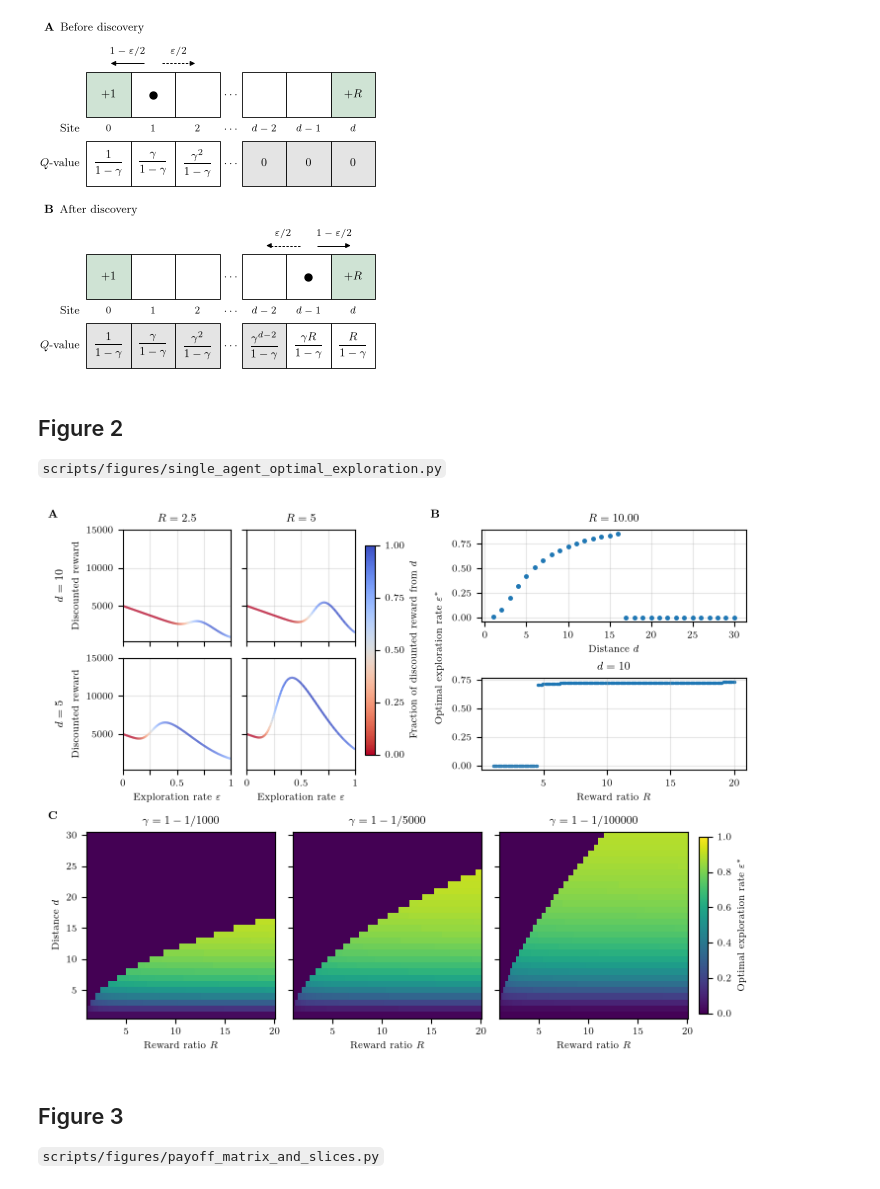
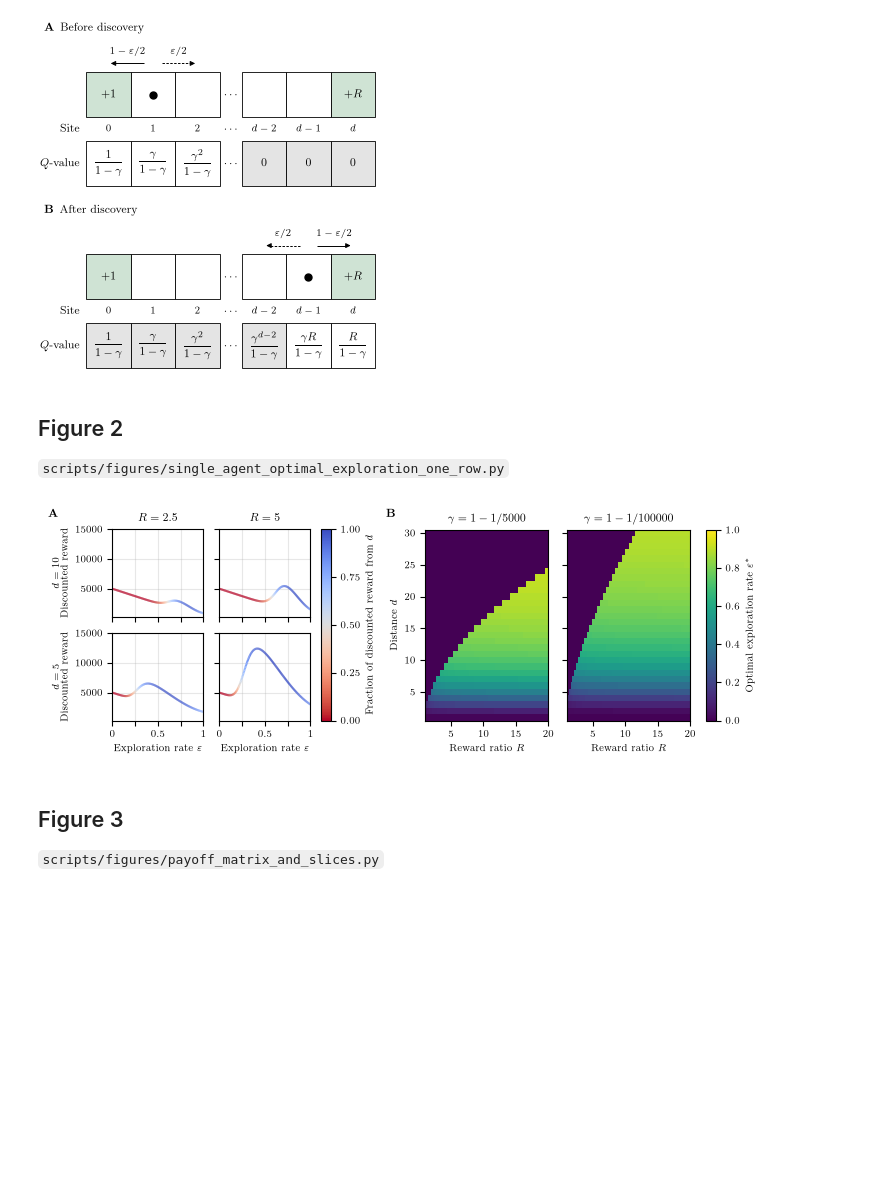
Before and after one commit to james-wolfe/competitive-exploration, a Jupyter notebook: notebooks/main_figs.ipynb, the cells around one changed output. Cells and saved outputs as stored; diff of their text form; code cells hidden in the pictures; blank space fills up the shorter version.

```diff
--- a/notebooks/main_figs.ipynb
+++ b/notebooks/main_figs.ipynb
@@ -145,11 +145,11 @@ save_figure(fig, "lattice_schematic.pdf")
 [figure]
 # %% [markdown]
 ## Figure 2
-`scripts/figures/single_agent_optimal_exploration.py`
+`scripts/figures/single_agent_optimal_exploration_one_row.py`
 # %%
-"""Figure 2: (A) a lone agent's discounted reward against its exploration
-rate, (B) the optimal rate against distance and against reward ratio, and (C) the optimal
-rate over reward ratio and distance for three discount factors."""
+"""Figure 2: (A) a lone agent's discounted reward against its exploration rate, and
+(B) the optimal rate over reward ratio and distance for two discount factors. SI
+Appendix shows (B) with the shortest horizon as well."""
 
 import matplotlib.pyplot as plt
 import numpy as np
@@ -159,7 +159,6 @@ from competitive_exploration.plotting import (
     CM,
     PNAS_WIDTHS,
     add_colored_curve,
-    add_row_label,
     centers_to_edges,
     save_figure,
     use_paper_style,
@@ -168,12 +167,12 @@ from competitive_exploration.plotting import (
 use_paper_style(final_size=True)
 rewards_data = np.load(DATA_DIR / "single_agent_rewards.npz")
 opt_data = np.load(DATA_DIR / "opt_eps_single.npz")
+T_SHOWN = [5000, 100000]
 
-fig = plt.figure(figsize=(PNAS_WIDTHS["double"], 14 * CM), layout="constrained")
-top, panel_c = fig.subfigures(2, 1, height_ratios=[1.22, 1])
-panel_a, panel_b = top.subfigures(1, 2, width_ratios=[0.54, 0.46])
+fig = plt.figure(figsize=(PNAS_WIDTHS["double"], 6.3 * CM), layout="constrained")
+panel_a, panel_b = fig.subfigures(1, 2, width_ratios=[0.47, 0.53], wspace=0.02)
 
-for subfig, letter in [(panel_a, "A"), (panel_b, "B"), (panel_c, "C")]:
+for subfig, letter in [(panel_a, "A"), (panel_b, "B")]:
     subfig.text(0, 1, rf"\textbf{{{letter}}}", ha="left", va="top", fontsize=8)
 
 # A
@@ -187,61 +186,50 @@ for a, d in enumerate(d_values):
     for r, R in enumerate(R_values):
         ax = axes[a, r]
         y = total[a, r]
         add_colored_curve(ax, eps_grid, y, rewards[a, r, :, 1] / y, linewidth=1.5)
         ax.set_xlim(0, 1)
         ax.set_ylim(total.min() - pad, total.max() + pad)
         ax.set_xticks([0, 0.25, 0.5, 0.75, 1], ["0", "", "0.5", "", "1"])
         ax.set_yticks([5000, 10000, 15000])
         ax.grid(True)
-    axes[a, 0].set_ylabel("Discounted reward")
-    add_row_label(axes[a, 0], rf"$d = {d}$", x=-0.58)
+    axes[a, 0].set_ylabel(rf"$d = {d}$" "\nDiscounted reward")
 for r, R in enumerate(R_values):
     axes[0, r].set_title(rf"$R = {R:g}$")
     axes[-1, r].set_xlabel(r"Exploration rate $\varepsilon$")
 colorbar = panel_a.colorbar(
     plt.cm.ScalarMappable(plt.Normalize(0, 1), "coolwarm_r"),
     ax=axes,
-    fraction=0.045,
-    pad=0.03,
+    fraction=0.07,
+    pad=0.04,
     ticks=[0, 0.25, 0.5, 0.75, 1],
 )
 colorbar.set_label(r"Fraction of discounted reward from $d$")
 
 # B
-opt_eps = opt_data["opt_eps"][list(opt_data["T_values"]).index(5000)]
-d_values, R_values = opt_data["d_values"], opt_data["R_values"]
-r = np.argmin(np.abs(R_values - 10))
-a = list(d_values).index(10)
-
-axes = panel_b.subplots(2, 1)
-axes[0].plot(d_values, opt_eps[:, r], ".", markersize=5)
-axes[0].set_xlabel(r"Distance $d$")
-axes[0].set_title(rf"$R = {R_values[r]:.2f}$")
-axes[1].scatter(R_values, opt_eps[a], s=2)
-axes[1].set_xticks([5, 10, 15, 20])
-axes[1].set_xlabel(r"Reward ratio $R$")
-axes[1].set_title(rf"$d = {d_values[a]}$")
-for ax in axes:
-    ax.grid(True)
-panel_b.supylabel(r"Optimal exploration rate $\varepsilon^*$", fontsize=7)
-
-# C
 R_edges = centers_to_edges(opt_data["R_values"])
 d_edges = centers_to_edges(opt_data["d_values"])
-axes = panel_c.subplots(1, len(opt_data["T_values"]), sharey=True)
-for ax, T, opt_eps in zip(axes, opt_data["T_values"], opt_data["opt_eps"]):
+T_values = list(opt_data["T_values"])
+axes = panel_b.subplots(1, len(T_SHOWN), sharey=True)
+for ax, T in zip(axes, T_SHOWN):
     image = ax.pcolormesh(
-        R_edges, d_edges, opt_eps, cmap="viridis", vmin=0, vmax=1, rasterized=True
+        R_edges,
+        d_edges,
+        opt_data["opt_eps"][T_values.index(T)],
+        cmap="viridis",
+        vmin=0,
+        vmax=1,
+        rasterized=True,
     )
     ax.set_title(rf"$\gamma = 1 - 1/{T}$")
     ax.set_xlabel(r"Reward ratio $R$")
+    ax.set_xticks([5, 10, 15, 20])
 axes[0].set_ylabel(r"Distance $d$")
-colorbar = panel_c.colorbar(image, ax=axes, pad=0.01, shrink=0.95)
+colorbar = panel_b.colorbar(image, ax=axes, fraction=0.07, pad=0.04)
 colorbar.set_label(r"Optimal exploration rate $\varepsilon^*$")
 
-save_figure(fig, "single_agent_optimal_exploration.pdf")
+save_figure(fig, "single_agent_optimal_exploration_one_row.pdf")
 # %% [output]
-[figure, old version]
+[figure, new version]
 # %% [markdown]
 ## Figure 3
 `scripts/figures/payoff_matrix_and_slices.py`
```
Also changed, not shown: parts of 4 cells of this notebook, 9 other files.
